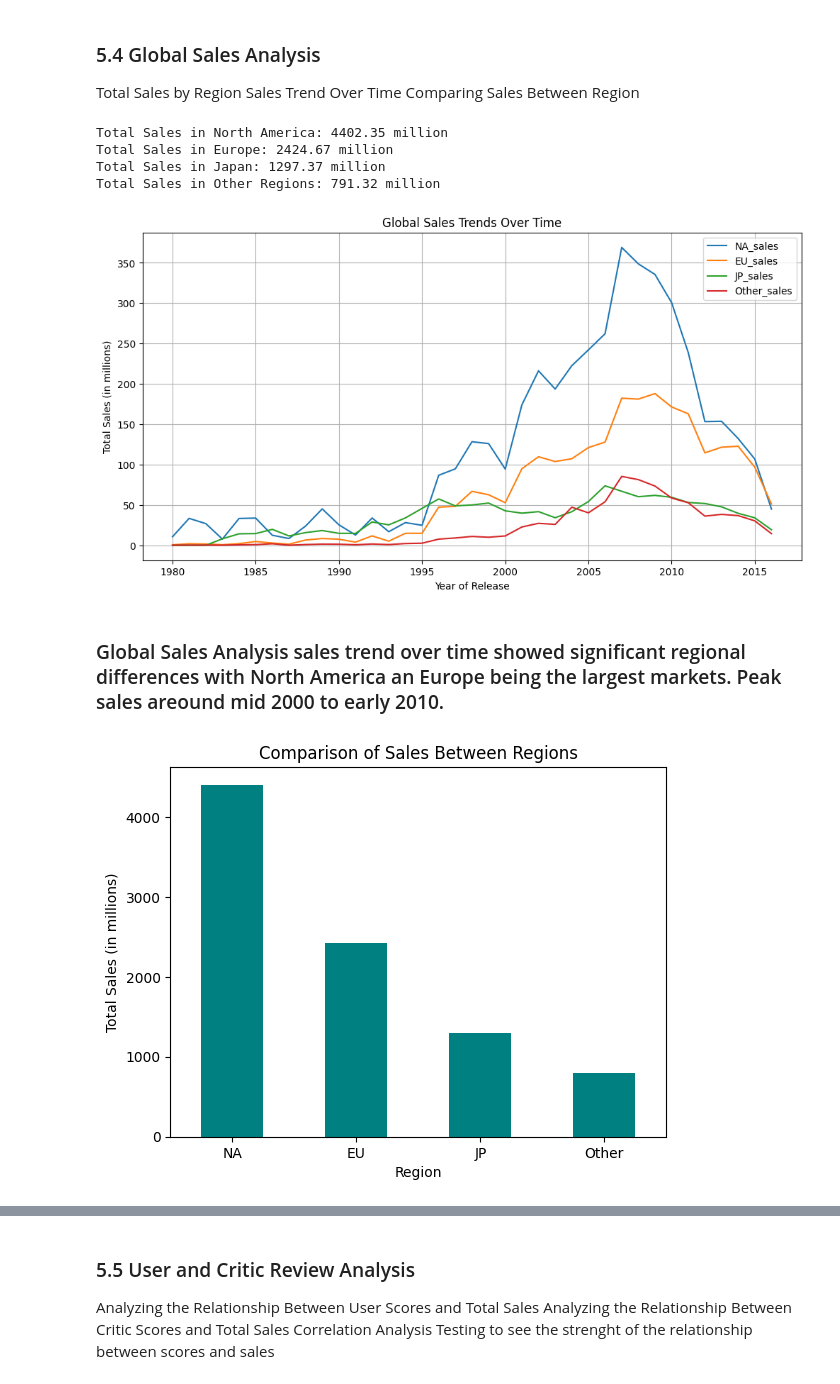
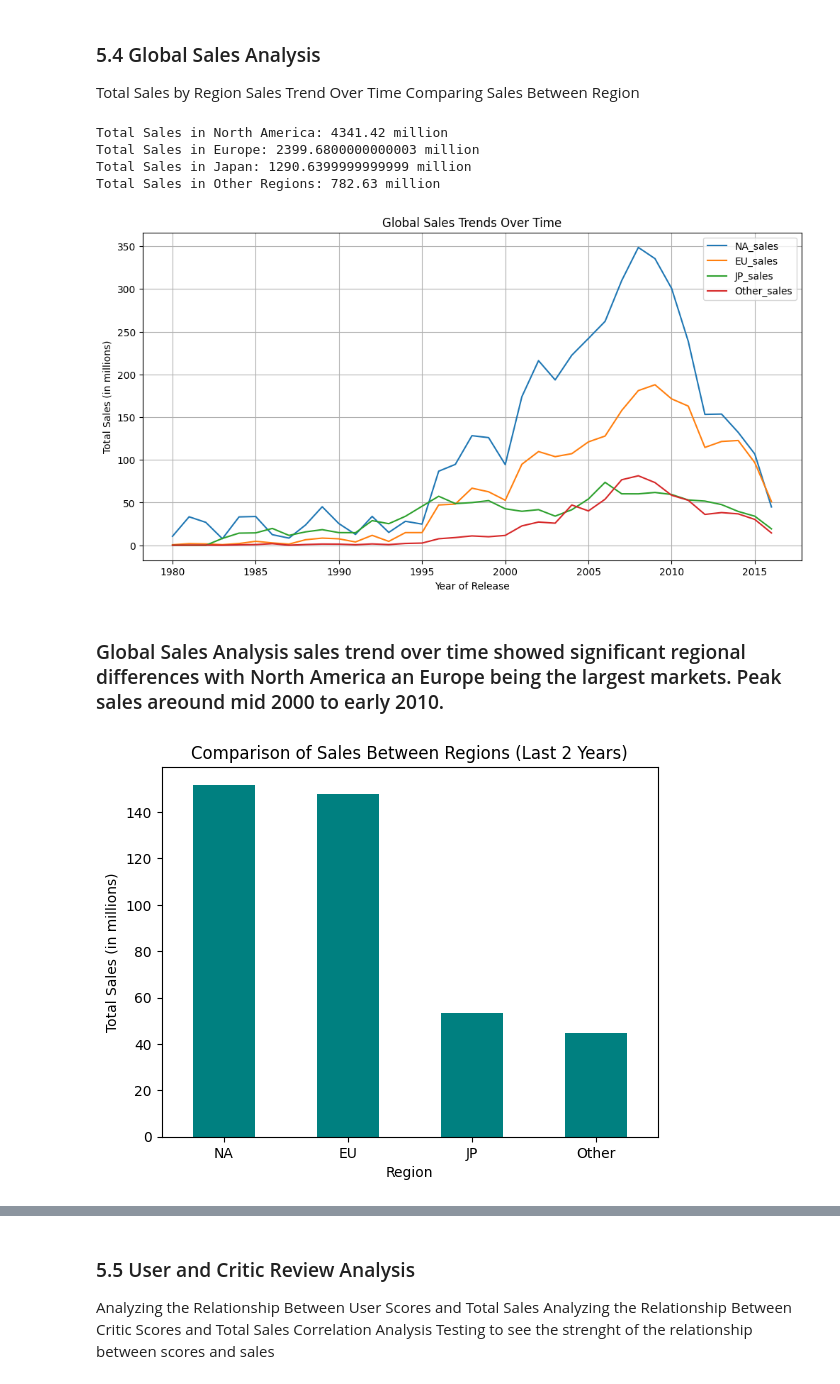
Before and after one commit to jamesmnguyen704/Project_Games, a Jupyter notebook: notebook/games.ipynb, the cells around one changed output, grey strips where cells are left out. Cells and saved outputs as stored; diff of their text form; code cells hidden in the pictures.

```diff
--- a/notebook/games.ipynb
+++ b/notebook/games.ipynb
@@ -132,13 +136,14 @@ Index(['Name', 'Platform', 'Year_of_Release', 'Genre', 'NA_sales', 'EU_sales',
        'JP_sales', 'Other_sales', 'Critic_Score', 'User_Score', 'Rating'],
       dtype='object')
 # %%
-for col in games.select_dtypes(include=np.number).columns:
-    games[col].fillna(games[col].median(), inplace=True)
-games['User_Score'] = games['User_Score'].astype(str).str.lower().replace('tbd', np.nan)
-games['User_Score'] = games['User_Score'].astype(float)
-games['User_Score'].fillna(games['User_Score'].median(), inplace=True)
+games.dropna(subset=['Year_of_Release', 'Genre', 'Name'], inplace=True)
+
 games['Year_of_Release'] = games['Year_of_Release'].astype(int)
+
+games['Rating'].fillna('Unknown', inplace=True)
+
 games['Genre'] = games['Genre'].astype('category')
 games['Platform'] = games['Platform'].astype('category')
 games['Rating'] = games['Rating'].astype('category')
+
 games['total_sales'] = games[['NA_sales', 'EU_sales', 'JP_sales', 'Other_sales']].sum(axis=1)
@@ -252,10 +269,10 @@ print(f"Total Sales in Europe: {total_sales_eu} million")
 print(f"Total Sales in Japan: {total_sales_jp} million")
 print(f"Total Sales in Other Regions: {total_sales_other} million")
 # %% [output]
-Total Sales in North America: 4402.35 million
-Total Sales in Europe: 2424.67 million
-Total Sales in Japan: 1297.37 million
-Total Sales in Other Regions: 791.32 million
+Total Sales in North America: 4341.42 million
+Total Sales in Europe: 2399.6800000000003 million
+Total Sales in Japan: 1290.6399999999999 million
+Total Sales in Other Regions: 782.63 million
 # %%
 yearly_sales = games.groupby('Year_of_Release').agg({
     'NA_sales': 'sum',
@@ -271,20 +288,30 @@ plt.ylabel('Total Sales (in millions)')
 plt.grid(True)
 plt.show()
 # %% [output]
-[figure, old version]
+[figure, new version]
 # %% [markdown]
 ### Global Sales Analysis sales trend over time showed significant regional differences with North America an Europe being the largest markets. Peak sales areound mid 2000 to early 2010.
 # %%
-region_sales = pd.DataFrame({
+latest_year = 2016
+years_to_include = 2
+
+recent_games = games[games['Year_of_Release'] > (latest_year - years_to_include)]
+
+total_sales_na_recent = recent_games['NA_sales'].sum()
+total_sales_eu_recent = recent_games['EU_sales'].sum()
+total_sales_jp_recent = recent_games['JP_sales'].sum()
+total_sales_other_recent = recent_games['Other_sales'].sum()
+
+region_sales_recent = pd.DataFrame({
     'Region': ['NA', 'EU', 'JP', 'Other'],
-    'Total Sales': [total_sales_na, total_sales_eu, total_sales_jp, total_sales_other]
+    'Total Sales': [total_sales_na_recent, total_sales_eu_recent, total_sales_jp_recent, total_sales_other_recent]
 })
 
-region_sales.plot(x='Region', y='Total Sales', kind='bar', legend=False, color='teal')
-plt.title('Comparison of Sales Between Regions')
+region_sales_recent.plot(x='Region', y='Total Sales', kind='bar', legend=False, color='teal')
+plt.title('Comparison of Sales Between Regions (Last 2 Years)')
 plt.xlabel('Region')
 plt.ylabel('Total Sales (in millions)')
 plt.xticks(rotation=0)
 plt.show()
 # %% [output]
-[figure, old version]
+[figure, new version]
```
Also changed, not shown: parts of 35 cells of this notebook.
